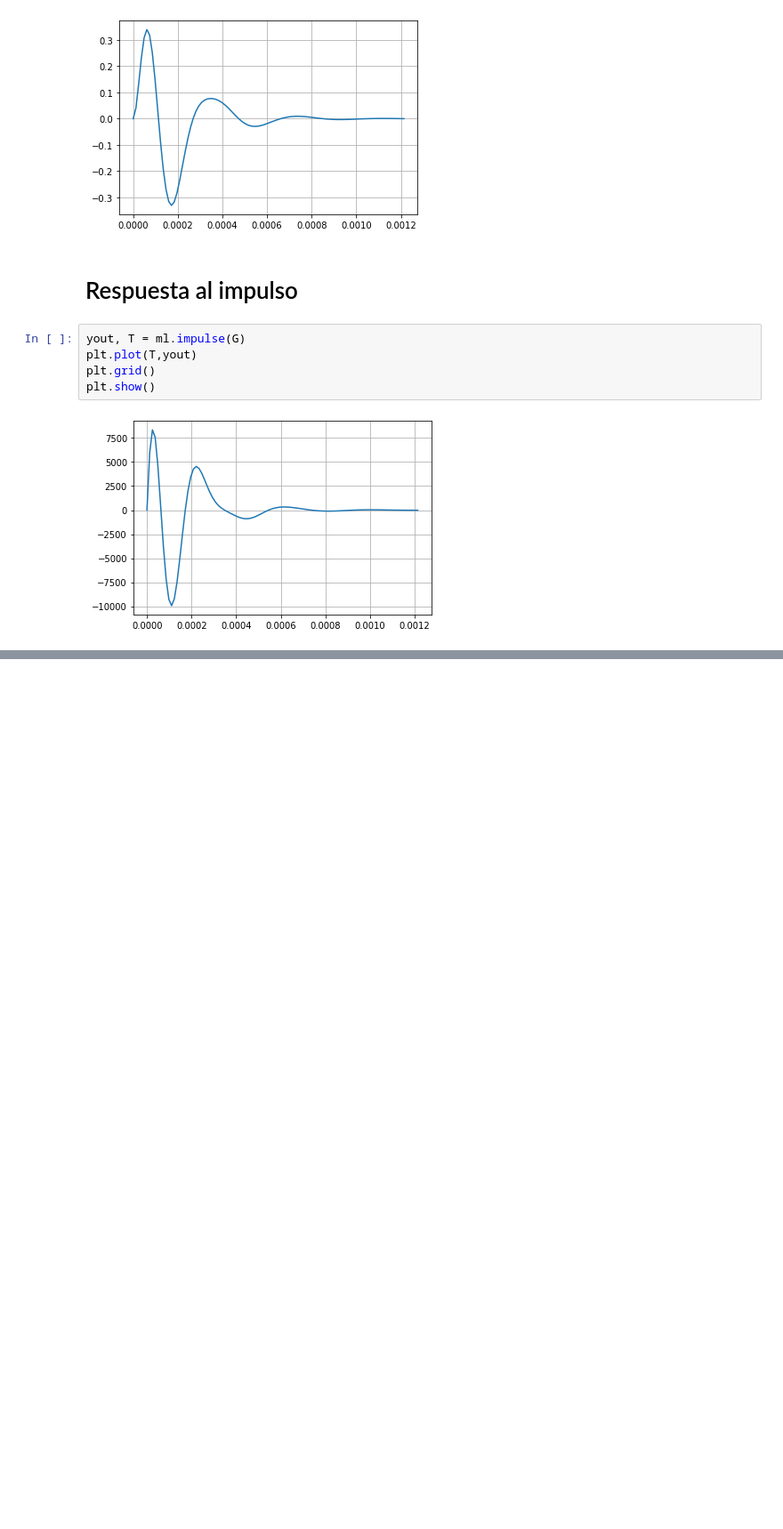
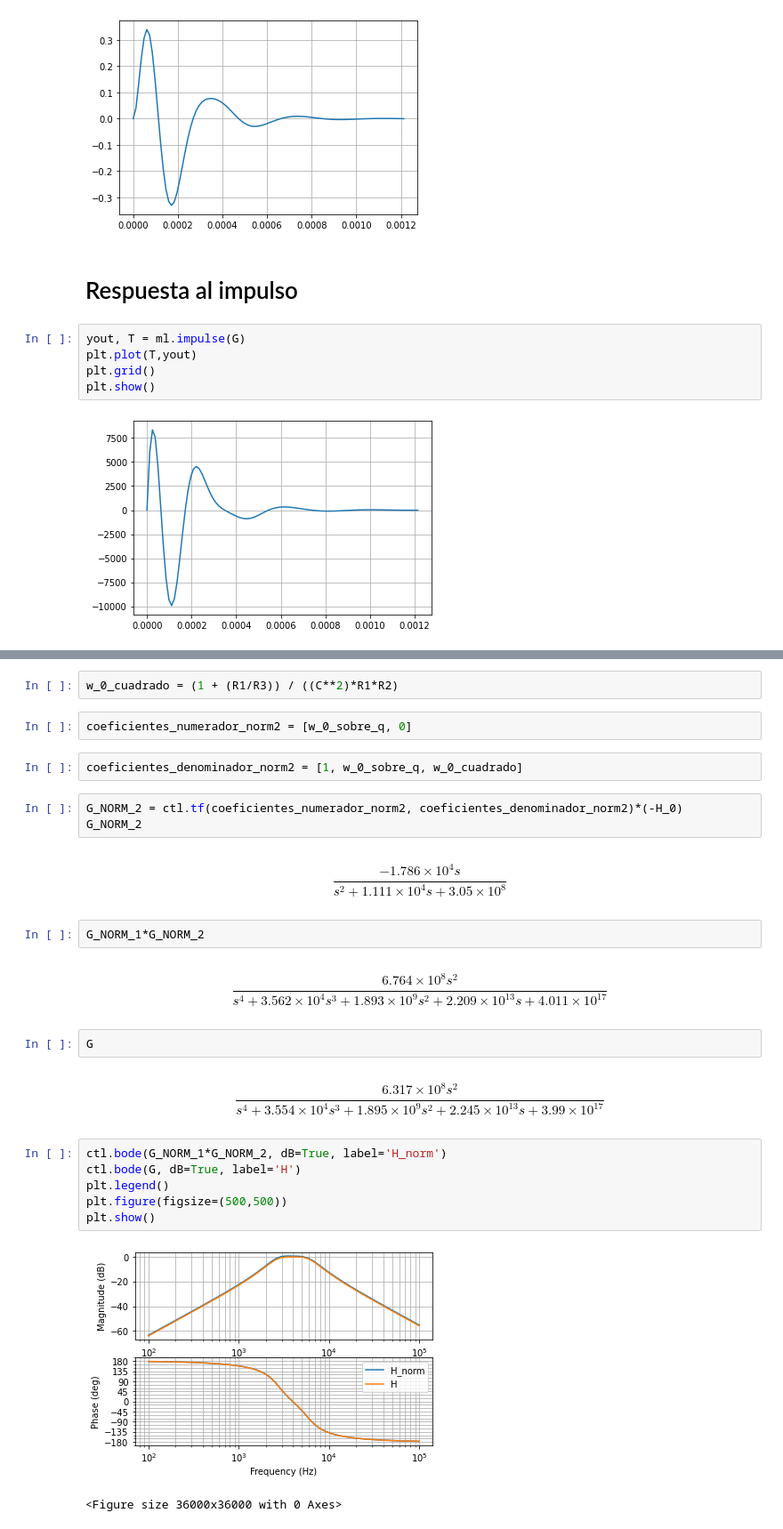
Before and after one commit to cotarelorodrigo/adc-fiuba, a Jupyter notebook: notebooks/TP.ipynb, the cells around one changed output, grey strips where cells are left out. Shown at 89% size. Drawn from its saved outputs; the diff is of its cells as text; blank space fills up the shorter version.

```diff
--- a/notebooks/TP.ipynb
+++ b/notebooks/TP.ipynb
@@ -140,0 +310,28 @@ plt.show()
+# %%
+w_0_cuadrado = (1 + (R1/R3)) / ((C**2)*R1*R2)
+# %%
+coeficientes_numerador_norm2 = [w_0_sobre_q, 0]
+# %%
+coeficientes_denominador_norm2 = [1, w_0_sobre_q, w_0_cuadrado]
+# %%
+G_NORM_2 = ctl.tf(coeficientes_numerador_norm2, coeficientes_denominador_norm2)*(-H_0)
+G_NORM_2
+# %% [output]
+$$\frac{-1.786 \times 10^{4} s}{s^2 + 1.111 \times 10^{4} s + 3.05 \times 10^{8}}$$
+# %%
+G_NORM_1*G_NORM_2
+# %% [output]
+$$\frac{6.764 \times 10^{8} s^2}{s^4 + 3.562 \times 10^{4} s^3 + 1.893 \times 10^{9} s^2 + 2.209 \times 10^{13} s + 4.011 \times 10^{17}}$$
+# %%
+G
+# %% [output]
+$$\frac{6.317 \times 10^{8} s^2}{s^4 + 3.554 \times 10^{4} s^3 + 1.895 \times 10^{9} s^2 + 2.245 \times 10^{13} s + 3.99 \times 10^{17}}$$
+# %%
+ctl.bode(G_NORM_1*G_NORM_2, dB=True, label='H_norm')
+ctl.bode(G, dB=True, label='H')
+plt.legend()
+plt.figure(figsize=(500,500))
+plt.show()
+# %% [output]
+[figure, added]
+<Figure size 36000x36000 with 0 Axes>
```
Also changed, not shown: parts of 28 cells of this notebook, 27 other files.
